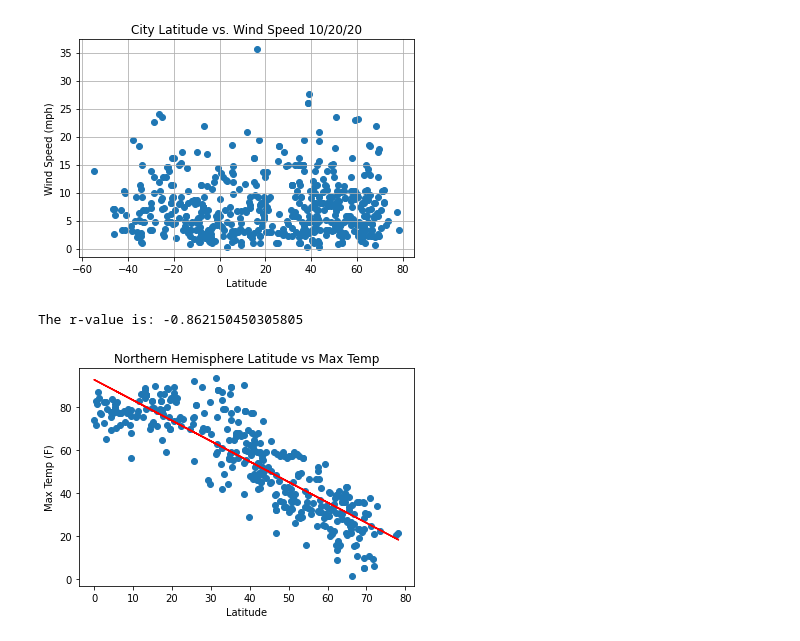
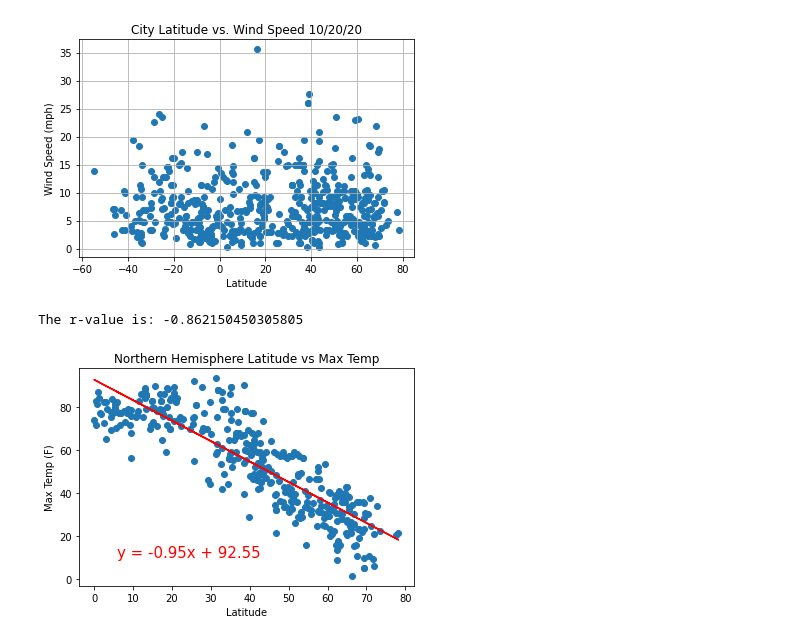
Before and after one commit to jeosqueri/City-Weather-Analysis, a Jupyter notebook: WeatherPy/WeatherPy2.ipynb, the cells around one changed output. Cells and saved outputs as stored; diff of their text form; code cells hidden in the pictures.

Commit message:
finished regression plots for weather py

```diff
--- a/WeatherPy/WeatherPy2.ipynb
+++ b/WeatherPy/WeatherPy2.ipynb
@@ -90,24 +90,26 @@ plt.title("City Latitude vs. Wind Speed 10/20/20")
 Text(0.5, 1.0, 'City Latitude vs. Wind Speed 10/20/20')
 [figure]
 # %%
+#Northern Hemisphere Latitude vs Temp linear regression
 north_h = clean_city_df.loc[clean_city_df['Lat'] >= 0, 'Lat']
 
 north_temp = clean_city_df.loc[clean_city_df['Lat'] >= 0, 'Max Temp']
 
 x_values = north_h
 y_values = north_temp
 
 (slope, intercept, rvalue, pvalue, stderr) = linregress(x_values, y_values)
 #Regression formula
 regress_values = x_values * slope + intercept
 #Equation of the line to print on chart
 line_eq = "y = " + str(round(slope,2)) + "x + " + str(round(intercept,2))
 plt.plot(x_values,regress_values,"r-")
 plt.scatter(x_values, y_values)
 plt.xlabel('Latitude')
 plt.ylabel('Max Temp (F)')
+plt.annotate(line_eq,(6,10),fontsize=15,color="red")
 plt.title("Northern Hemisphere Latitude vs Max Temp")
 print(f"The r-value is: {rvalue}")
 # %% [output]
 The r-value is: -0.862150450305805
-[figure, old version]
+[figure, new version]
```
Also changed, not shown: parts of 7 cells of this notebook.
